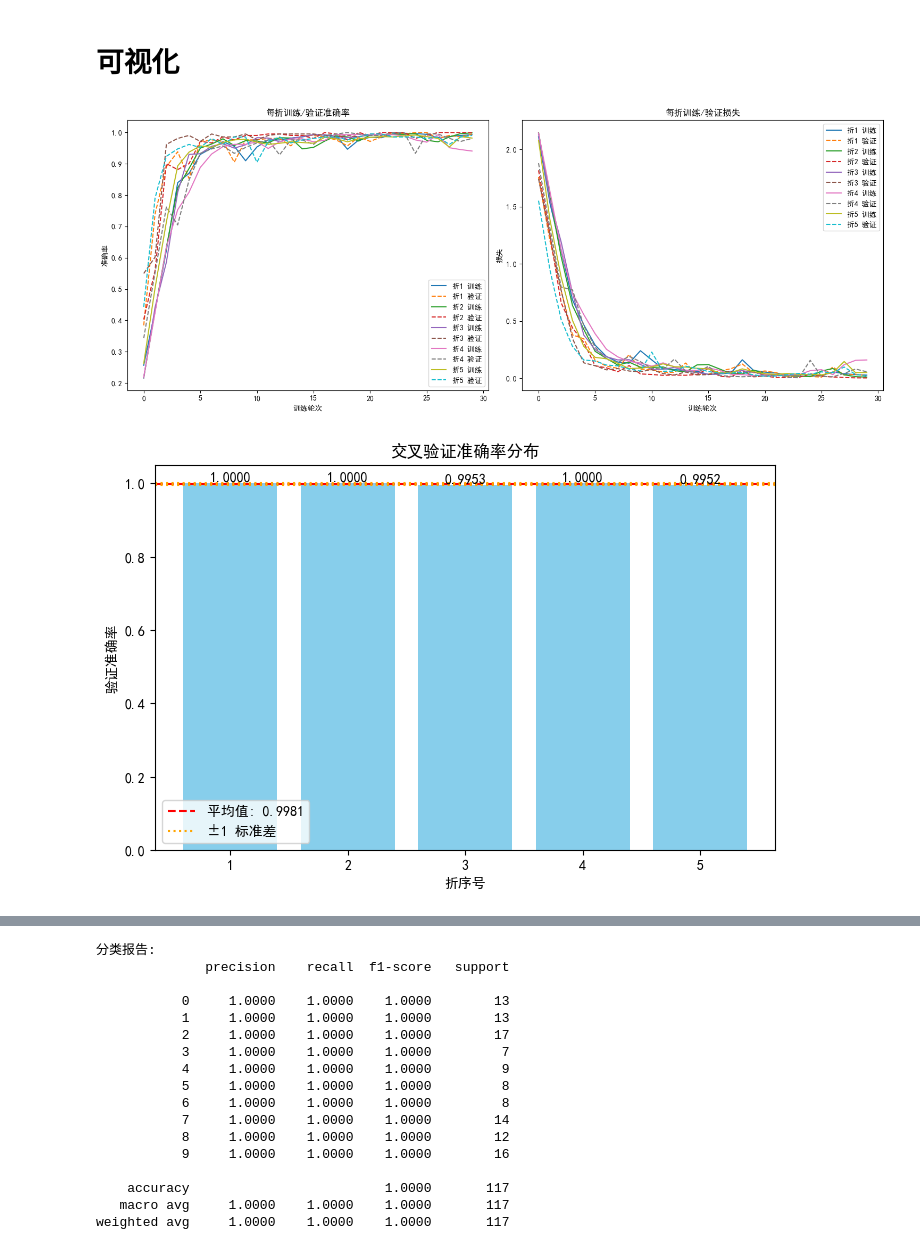
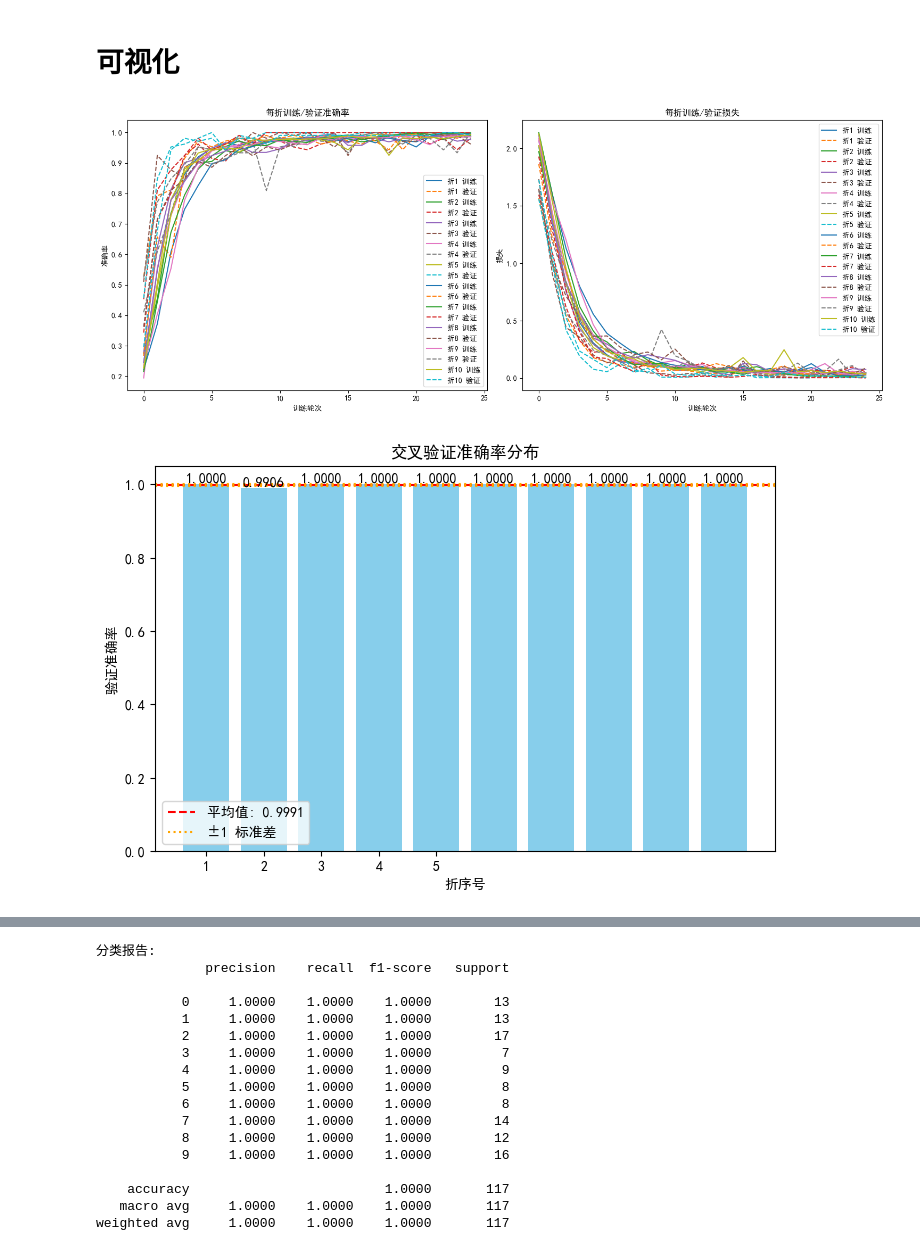
Before and after one commit to danel-phang/TransCNN-CWRU, a Jupyter notebook: cnn_transformer.ipynb, the cells around one changed output, grey strips where cells are left out. Cells and saved outputs as stored; diff of their text form; code cells hidden in the pictures.

```diff
--- a/cnn_transformer.ipynb
+++ b/cnn_transformer.ipynb
@@ -159,7 +153,7 @@ class CNN_Transformer:
         return model
 
 # 5折交叉验证
-kfold = KFold(n_splits=5, shuffle=True, random_state=101)
+kfold = KFold(n_splits=10, shuffle=True, random_state=101)
 cv_accuracy = []
 fold_history = []
 
@@ -194,7 +188,7 @@ for fold, (train_idx, val_idx) in enumerate(kfold.split(X_train_val, y_train_val
     history = model.fit(
         X_train_fold, y_train_fold,
         validation_data=(X_val_fold, y_val_fold),
-        epochs=30,
+        epochs=25,
         batch_size=32,
         callbacks=callbacks,
         verbose=0
@@ -238,7 +232,7 @@ callbacks = [
 final_model.fit(
     X_train_val, y_train_val,
     validation_data=(X_test, y_test),
-    epochs=30,
+    epochs=25,
     batch_size=32,
     callbacks=callbacks,
     verbose=0
@@ -316,7 +310,7 @@ plt.show()
 
 # 交叉验证准确率分布
 plt.figure(figsize=(8, 5))
-bars = plt.bar(range(1, 6), cv_accuracy, color='skyblue')
+bars = plt.bar(range(1, 11), cv_accuracy, color='skyblue')
 plt.axhline(np.mean(cv_accuracy), color='r', linestyle='--',
             label=f'平均值: {np.mean(cv_accuracy):.4f}')
 plt.axhline(np.mean(cv_accuracy)+np.std(cv_accuracy), color='orange',
@@ -340,32 +334,32 @@ plt.show()
 # ======================
 # 预测测试集
 y_pred = final_model.predict(X_test)
 y_pred_classes = np.argmax(y_pred, axis=1)
 y_true_classes = np.argmax(y_test, axis=1)
 
 # 混淆矩阵
 cm = confusion_matrix(y_true_classes, y_pred_classes)
 plt.figure(figsize=(10, 8))
 sns.heatmap(cm, annot=True, fmt='d', cmap='Blues',
             xticklabels=range(10), yticklabels=range(10))
 plt.title('混淆矩阵')
 plt.xlabel('预测标签')
 plt.ylabel('真实标签')
 plt.show()
 
 # 分类报告
 print("\n分类报告:")
 print(classification_report(y_true_classes, y_pred_classes, digits=4))
 
 # 准确率对比
 plt.figure(figsize=(8, 5))
 plt.bar(['交叉验证', '测试集'],
         [np.mean(cv_accuracy), test_acc],
         color=['skyblue', 'orange'])
 plt.ylim(0, 1)
 plt.title('模型性能对比')
 plt.ylabel('准确率')
 plt.show()
 # %% [output]
-[figure, old version]
+[figure, new version]
-[figure, old version]
+[figure, new version]
```
Also changed, not shown: parts of 4 cells of this notebook, 11 other files.
